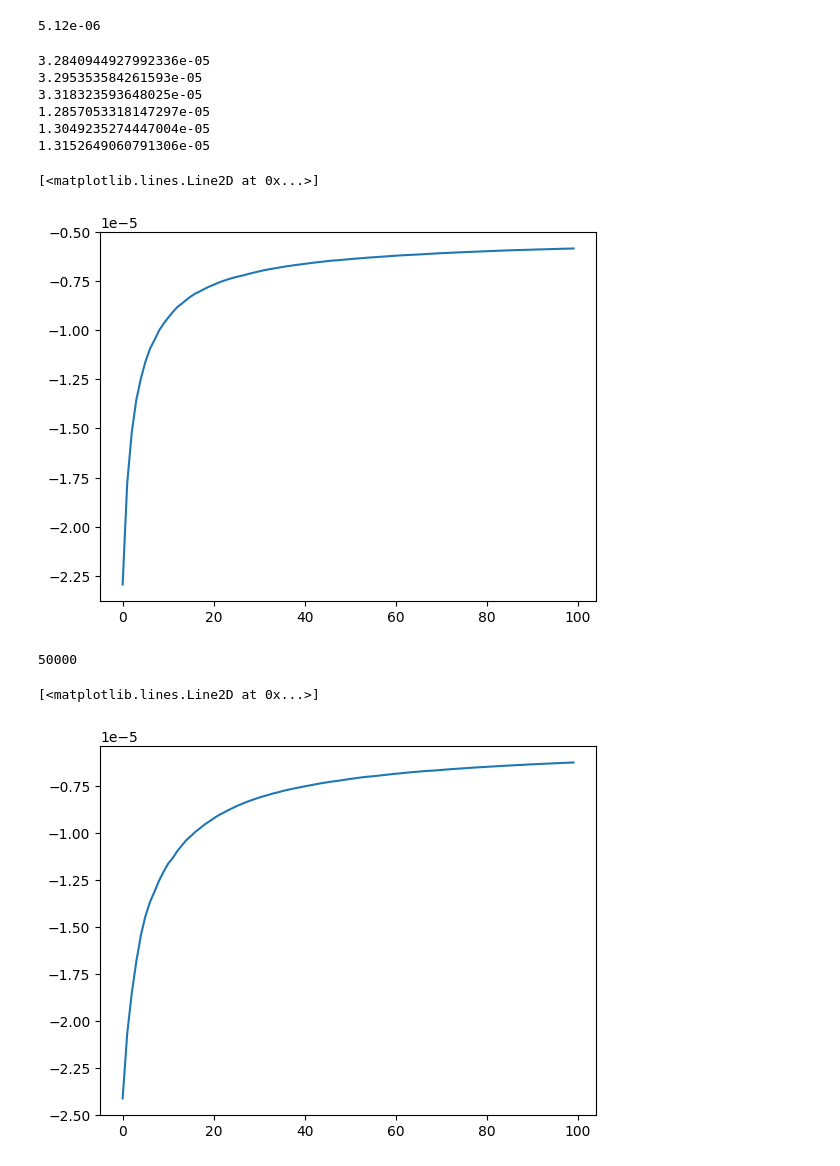
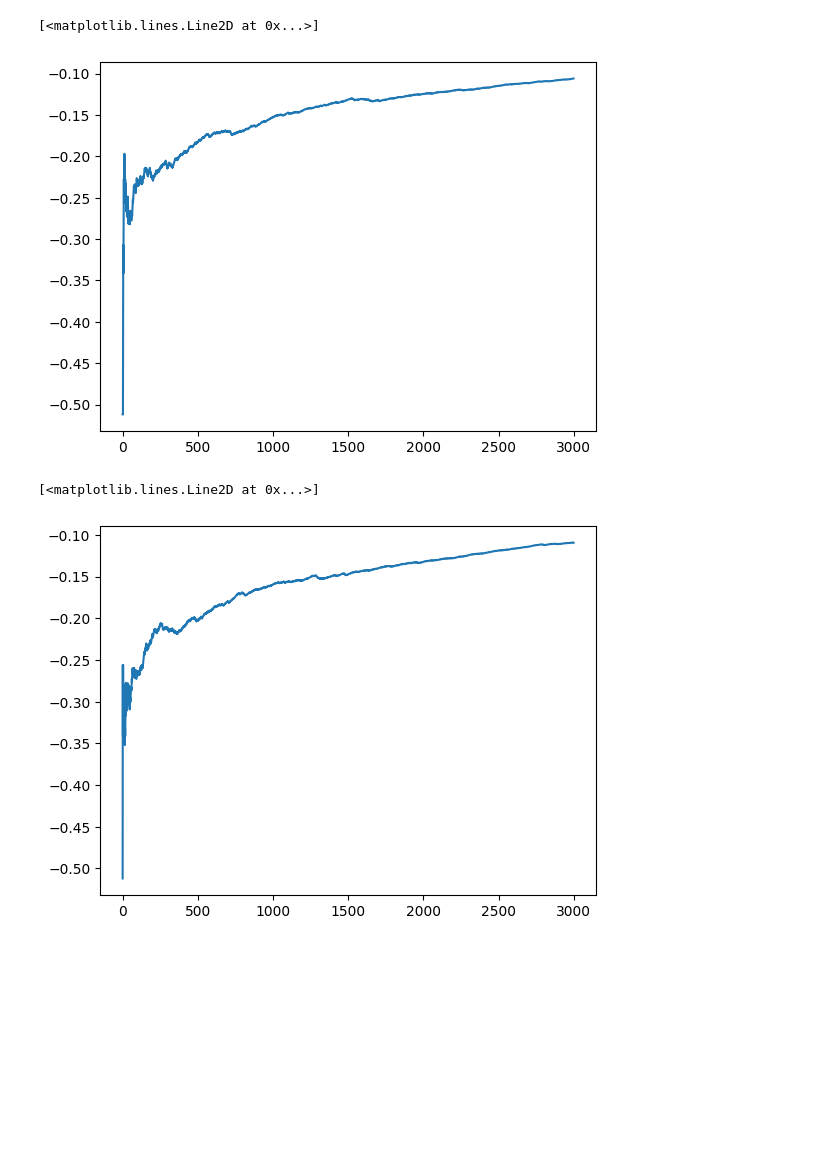
Before and after one commit to parthatom/Estimation_bias_Q_Learning, a Jupyter notebook: Cloud_vs_Local.ipynb, the cells around one changed output. Cells and saved outputs as stored; diff of their text form; code cells hidden in the pictures; blank space fills up the shorter version.

```diff
--- a/Cloud_vs_Local.ipynb
+++ b/Cloud_vs_Local.ipynb
@@ -5,7 +5,7 @@ import statistics as stat
 # %%
 B = 512;C = 10000;W = 1.4 * pow(10,6)
 #w_I = w_M = pow(10,-30)
-f_I = pow(10,12);f_M = pow(10,12)
+f_I = pow(10,7);f_M = pow(10,12)
 N_0 = pow(10,-16);P = 0.5
 
 def arrival_and_departure_times(param1,param2,N):
@@ -33,42 +33,27 @@ def next_state(local_pos,cloud_pos,action):
     else:
         (new_local_pos,new_cloud_pos,reward) = (local_pos,cloud_pos + 1,-cloud_cost(cloud_pos))
     return  (new_local_pos,new_cloud_pos,reward)
-# %%
-local_cost()
-# %% [output]
-5.12e-06
-# %%
-print(cloud_cost(5))
-print(cloud_cost(5))
-print(cloud_cost(5))
-print(cloud_cost(1))
-print(cloud_cost(1))
-print(cloud_cost(1))
-# %% [output]
-3.2840944927992336e-05
-3.295353584261593e-05
-3.318323593648025e-05
-1.2857053318147297e-05
-1.3049235274447004e-05
-1.3152649060791306e-05
 # %%
 def Server_Q_learning():
-    N = 1000
-    gamma = 0.5
+    N = 3000
+    gamma = 0.9
     n = 50
     reward_list = []
     reward_sum_list = []
-    reward_sum = 0
-    count = 0
+    reward_sum_avg_list = np.array([0]*N)
+    runs = 1
     mu = 1/20;lamda = 1
-    Qa = np.zeros((n,n,2))
-    freq = np.ones((n,n))
-    freq_action = np.ones((n,n,2))
-    (arrivals,departures) = arrival_and_departure_times(mu,lamda,N)
-    local_pos = 0;cloud_pos = 0
-    for ind in range(100):
+    for ind in range(runs):
+        count = 0
+        Qa = np.zeros((n,n,2))
+        freq = np.ones((n,n))
+        freq_action = np.ones((n,n,2))
+        (arrivals,departures) = arrival_and_departure_times(mu,lamda,N)
+        local_pos = 0;cloud_pos = 0
         local_actions = np.array([False]*N)
         cloud_actions = np.array([False]*N)
+        reward_sum_list = []
+        reward_sum = 0
         for i in range(N):
             local_pos = ((departures > arrivals[i]) & (arrivals < arrivals[i]) & (local_actions)).sum()
             cloud_pos = ((departures > arrivals[i]) & (arrivals < arrivals[i]) & (cloud_actions)).sum()
@@ -90,14 +75,15 @@ def Server_Q_learning():
             freq[local_pos,cloud_pos] = freq[local_pos,cloud_pos] + 1
             freq_action[local_pos,cloud_pos,action] = freq_action[local_pos,cloud_pos,action] + 1
             reward_list.append(reward)
-        reward_sum_list.append(reward_sum/count)
-    return reward_list,reward_sum_list,local_actions
+            reward_sum_list.append(reward_sum/count)
+        reward_sum_avg_list = reward_sum_avg_list + np.array(reward_sum_list)
+    return reward_list,reward_sum_list,reward_sum_avg_list/runs,local_actions
 # %%
-reward_list,rewardsum_list,local_actions = Server_Q_learning()
+reward_list,rewardsum_list,rewardsum_avg_list,local_actions = Server_Q_learning()
 # %%
-plt.plot(rewardsum_list)
+plt.plot(rewardsum_avg_list)
 # %% [output]
 [<matplotlib.lines.Line2D at 0x...>]
-[figure, old version]
+[figure, new version]
 # %%
 def Server_DoubleQ_learning():
@@ -153,10 +142,6 @@ r_list,r_sum_list,local_actions = Server_DoubleQ_learning()
-# %%
-len(r_list)
-# %% [output]
-50000
 # %%
-plt.plot(r_sum_list)
+plt.plot(r_sum_avg_list)
 # %% [output]
 [<matplotlib.lines.Line2D at 0x...>]
-[figure, old version]
+[figure, new version]
 # %%
```
Also changed, not shown: parts of 9 cells of this notebook.
